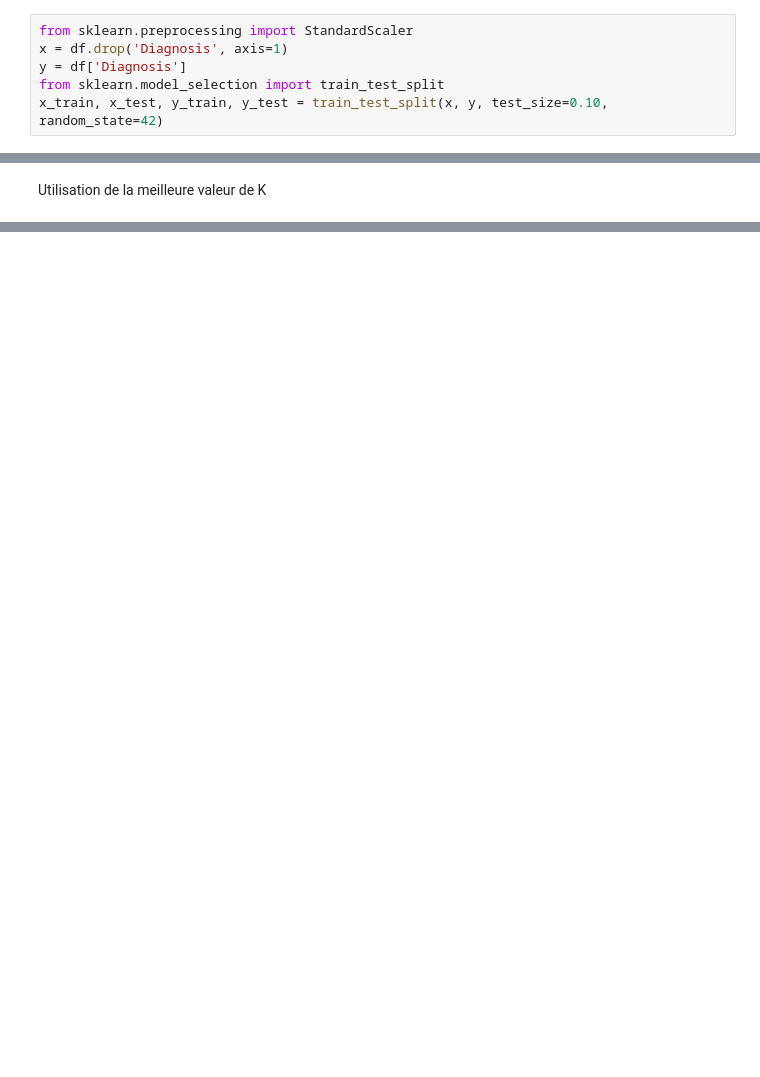
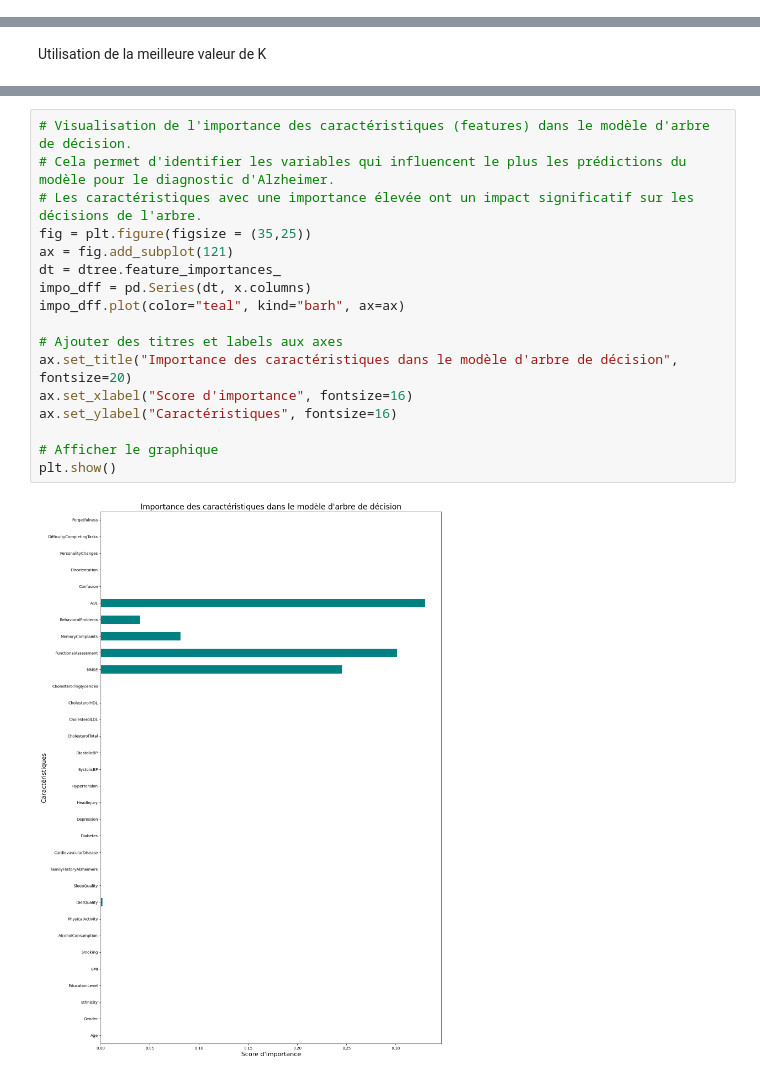
Before and after one commit to Mezouarch/Projet-data-IA, a Jupyter notebook: projet_data_alzheimer.ipynb, the cells around one changed output, grey strips where cells are left out. Saved outputs shown, nothing was run; the diff lists cells and outputs as text; blank space fills up the shorter version.

```diff
--- a/projet_data_alzheimer.ipynb
+++ b/projet_data_alzheimer.ipynb
@@ -324,6 +336,0 @@ Diviser l'ensemble en x (caractéristiques) et y (variable cible) et indiquer le
-# %%
-from sklearn.preprocessing import StandardScaler
-x = df.drop('Diagnosis', axis=1)
-y = df['Diagnosis']
-from sklearn.model_selection import train_test_split
-x_train, x_test, y_train, y_test = train_test_split(x, y, test_size=0.10, random_state=42)
@@ -395,0 +406,19 @@ weighted avg       0.74      0.74      0.72       215
+# %%
+# Visualisation de l'importance des caractéristiques (features) dans le modèle d'arbre de décision.
+# Cela permet d'identifier les variables qui influencent le plus les prédictions du modèle pour le diagnostic d'Alzheimer.
+# Les caractéristiques avec une importance élevée ont un impact significatif sur les décisions de l'arbre.
+fig = plt.figure(figsize = (35,25))
+ax = fig.add_subplot(121)
+dt = dtree.feature_importances_
+impo_dff = pd.Series(dt, x.columns)
+impo_dff.plot(color="teal", kind="barh", ax=ax)
+
+# Ajouter des titres et labels aux axes
+ax.set_title("Importance des caractéristiques dans le modèle d'arbre de décision", fontsize=20)
+ax.set_xlabel("Score d'importance", fontsize=16)
+ax.set_ylabel("Caractéristiques", fontsize=16)
+
+# Afficher le graphique
+plt.show()
+# %% [output]
+[figure, added]
```
Also changed, not shown: parts of 23 cells of this notebook.
